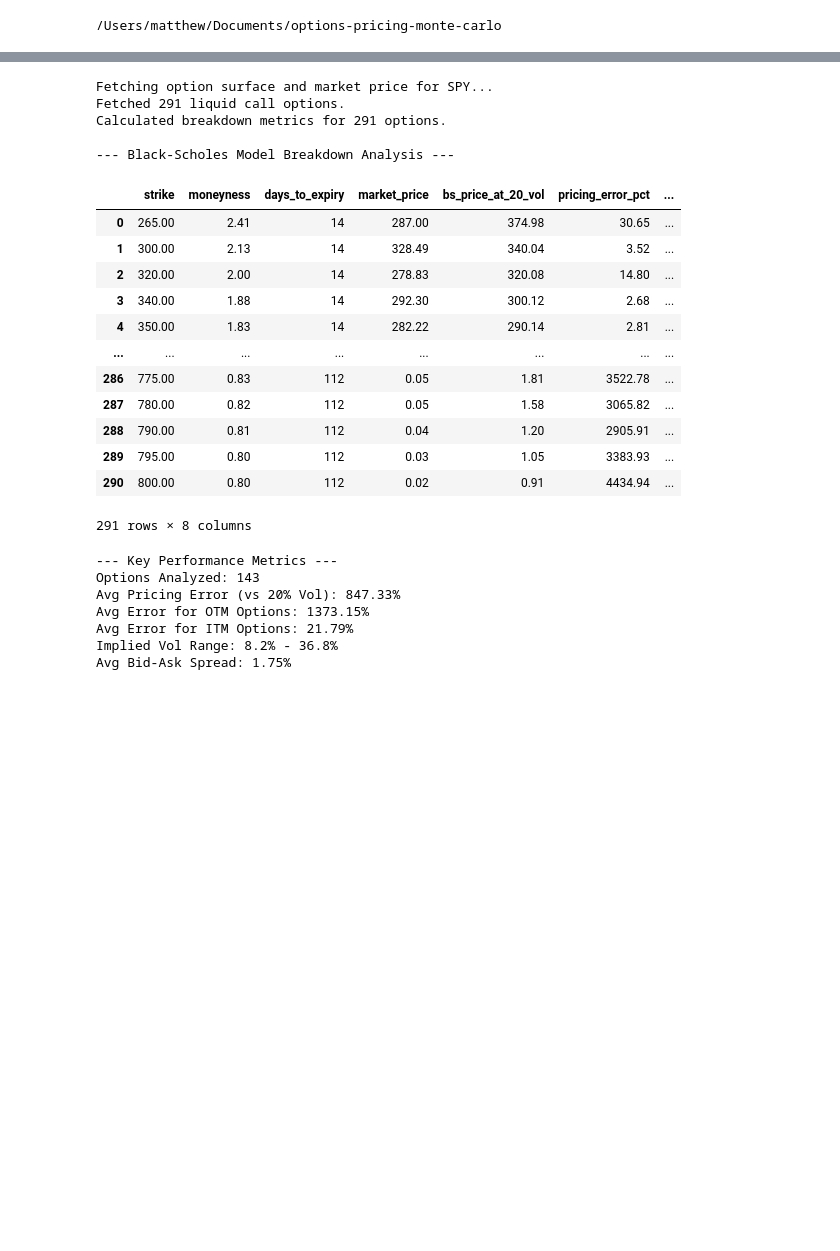
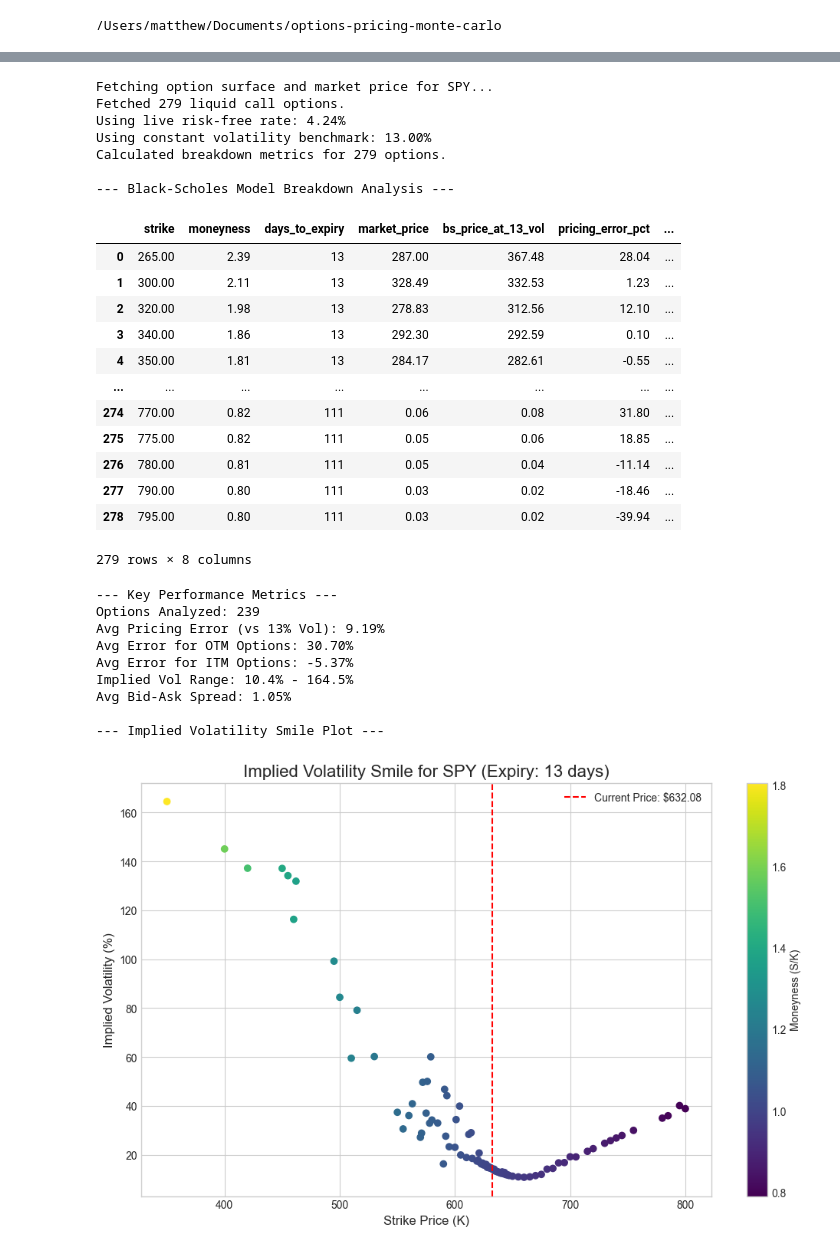
Before and after one commit to MMillward2012/options-pricing-monte-carlo, a Jupyter notebook: notebooks/main.ipynb, the cells around one changed output, grey strips where cells are left out. Saved outputs shown, nothing was run; the diff lists cells and outputs as text; code cells hidden in the pictures; blank space fills up the shorter version.

```diff
--- a/notebooks/main.ipynb
+++ b/notebooks/main.ipynb
@@ -28,7 +44,7 @@ S0 = 100      # Initial stock price
 K = 105       # Strike price
 T = 1.0       # Time to maturity (in years)
 r = 0.05      # Risk-free interest rate
-sigma = 0.2   # Volatility
+sigma = 0.13   # Volatility
 
 # 2. Initialize the high-performance Numba engine
 # The first run will be a bit slower as Numba compiles the functions.
@@ -60,51 +94,64 @@ PERFORMANCE: Numba-Optimized Engine
 # %%
 import pandas as pd
 from src.models.model_validation import ModelBreakdownAnalyzer
+from src.market_data.fetcher import get_risk_free_rate # Import the rate fetcher
 
 # To display DataFrames nicely
 pd.set_option('display.max_rows', 10)
 pd.set_option('display.float_format', '{:.2f}'.format)
 
+# --- Define Parameters ---
+# Fetch the live risk-free rate once
+live_r = get_risk_free_rate()
 
 # 1. Initialize the analyzer
 analyzer = ModelBreakdownAnalyzer(ticker='SPY')
 
-# 2. Run the analysis steps
+# 2. Run the analysis steps, passing in our parameters
 analyzer.fetch_market_data()
-breakdown_df = analyzer.calculate_model_errors()
+breakdown_df = analyzer.calculate_model_errors(r=live_r, constant_vol=sigma)
 
 # 3. Display the detailed breakdown DataFrame
 print("\n--- Black-Scholes Model Breakdown Analysis ---")
 display(breakdown_df)
 
-# 4. Generate and print the final killer metrics for your CV
+# 4. Generate and print the final killer metrics
 print("\n--- Key Performance Metrics ---")
 key_metrics = analyzer.generate_key_metrics()
 for key, value in key_metrics.items():
     print(f"{key}: {value}")
+
+# 5. NEW: Plot the volatility smile
+print("\n--- Implied Volatility Smile Plot ---")
+analyzer.plot_volatility_smile()
 # %% [output]
 Fetching option surface and market price for SPY...
-Fetched 291 liquid call options.
-Calculated breakdown metrics for 291 options.
+Fetched 279 liquid call options.
+Using live risk-free rate: 4.24%
+Using constant volatility benchmark: 13.00%
+Calculated breakdown metrics for 279 options.
 
 --- Black-Scholes Model Breakdown Analysis ---
-|  | strike | moneyness | days_to_expiry | market_price | bs_price_at_20_vol | pricing_error_pct | ... |
-| 0 | 265.00 | 2.41 | 14 | 287.00 | 374.98 | 30.65 | ... |
-| 1 | 300.00 | 2.13 | 14 | 328.49 | 340.04 | 3.52 | ... |
-| 2 | 320.00 | 2.00 | 14 | 278.83 | 320.08 | 14.80 | ... |
-| 3 | 340.00 | 1.88 | 14 | 292.30 | 300.12 | 2.68 | ... |
-| 4 | 350.00 | 1.83 | 14 | 282.22 | 290.14 | 2.81 | ... |
+|  | strike | moneyness | days_to_expiry | market_price | bs_price_at_13_vol | pricing_error_pct | ... |
+| 0 | 265.00 | 2.39 | 13 | 287.00 | 367.48 | 28.04 | ... |
+| 1 | 300.00 | 2.11 | 13 | 328.49 | 332.53 | 1.23 | ... |
+| 2 | 320.00 | 1.98 | 13 | 278.83 | 312.56 | 12.10 | ... |
+| 3 | 340.00 | 1.86 | 13 | 292.30 | 292.59 | 0.10 | ... |
+| 4 | 350.00 | 1.81 | 13 | 284.17 | 282.61 | -0.55 | ... |
 | ... | ... | ... | ... | ... | ... | ... | ... |
-| 286 | 775.00 | 0.83 | 112 | 0.05 | 1.81 | 3522.78 | ... |
-| 287 | 780.00 | 0.82 | 112 | 0.05 | 1.58 | 3065.82 | ... |
-| 288 | 790.00 | 0.81 | 112 | 0.04 | 1.20 | 2905.91 | ... |
-| 289 | 795.00 | 0.80 | 112 | 0.03 | 1.05 | 3383.93 | ... |
-| 290 | 800.00 | 0.80 | 112 | 0.02 | 0.91 | 4434.94 | ... |
+| 274 | 770.00 | 0.82 | 111 | 0.06 | 0.08 | 31.80 | ... |
+| 275 | 775.00 | 0.82 | 111 | 0.05 | 0.06 | 18.85 | ... |
+| 276 | 780.00 | 0.81 | 111 | 0.05 | 0.04 | -11.14 | ... |
+| 277 | 790.00 | 0.80 | 111 | 0.03 | 0.02 | -18.46 | ... |
+| 278 | 795.00 | 0.80 | 111 | 0.03 | 0.02 | -39.94 | ... |
-291 rows × 8 columns
+279 rows × 8 columns
 --- Key Performance Metrics ---
-Options Analyzed: 143
-Avg Pricing Error (vs 20% Vol): 847.33%
-Avg Error for OTM Options: 1373.15%
-Avg Error for ITM Options: 21.79%
-Implied Vol Range: 8.2% - 36.8%
-Avg Bid-Ask Spread: 1.75%
+Options Analyzed: 239
+Avg Pricing Error (vs 13% Vol): 9.19%
+Avg Error for OTM Options: 30.70%
+Avg Error for ITM Options: -5.37%
+Implied Vol Range: 10.4% - 164.5%
+Avg Bid-Ask Spread: 1.05%
+
+--- Implied Volatility Smile Plot ---
+[figure, added]
```
Also changed, not shown: parts of 10 cells of this notebook, 4 other files.
